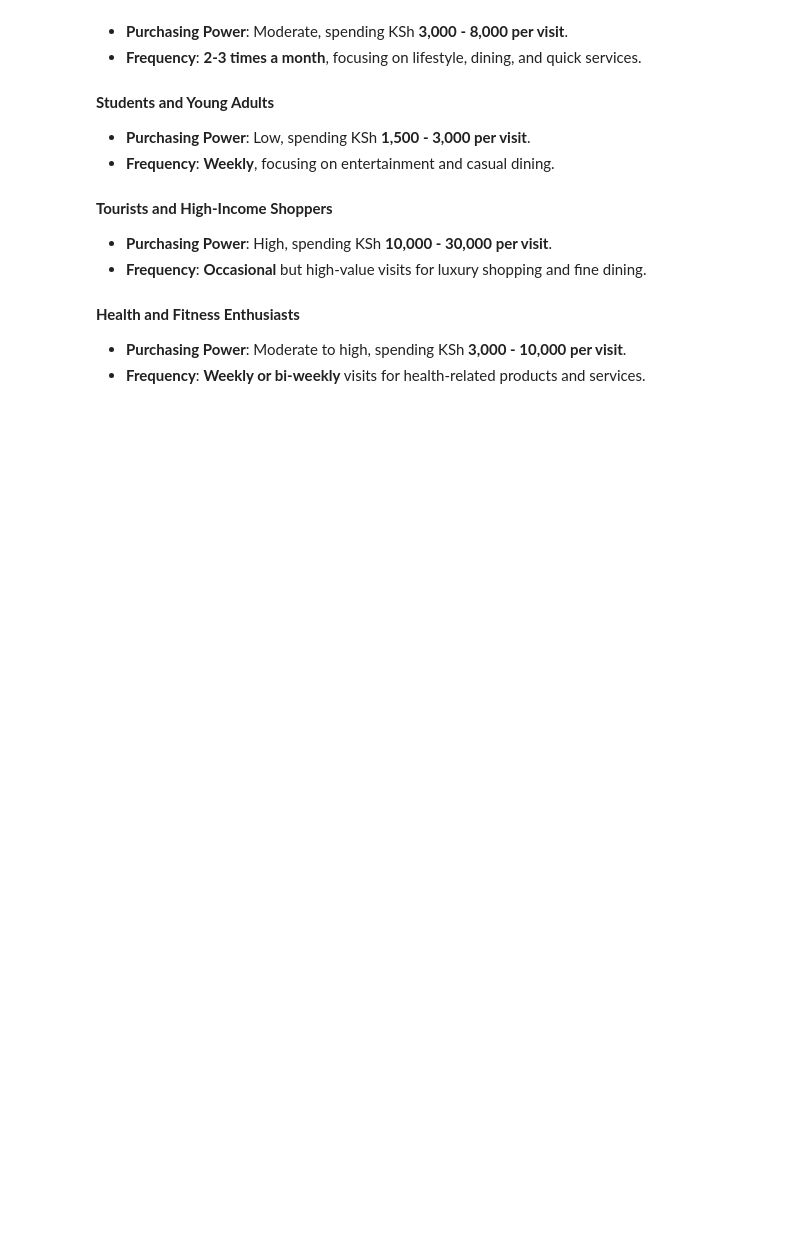
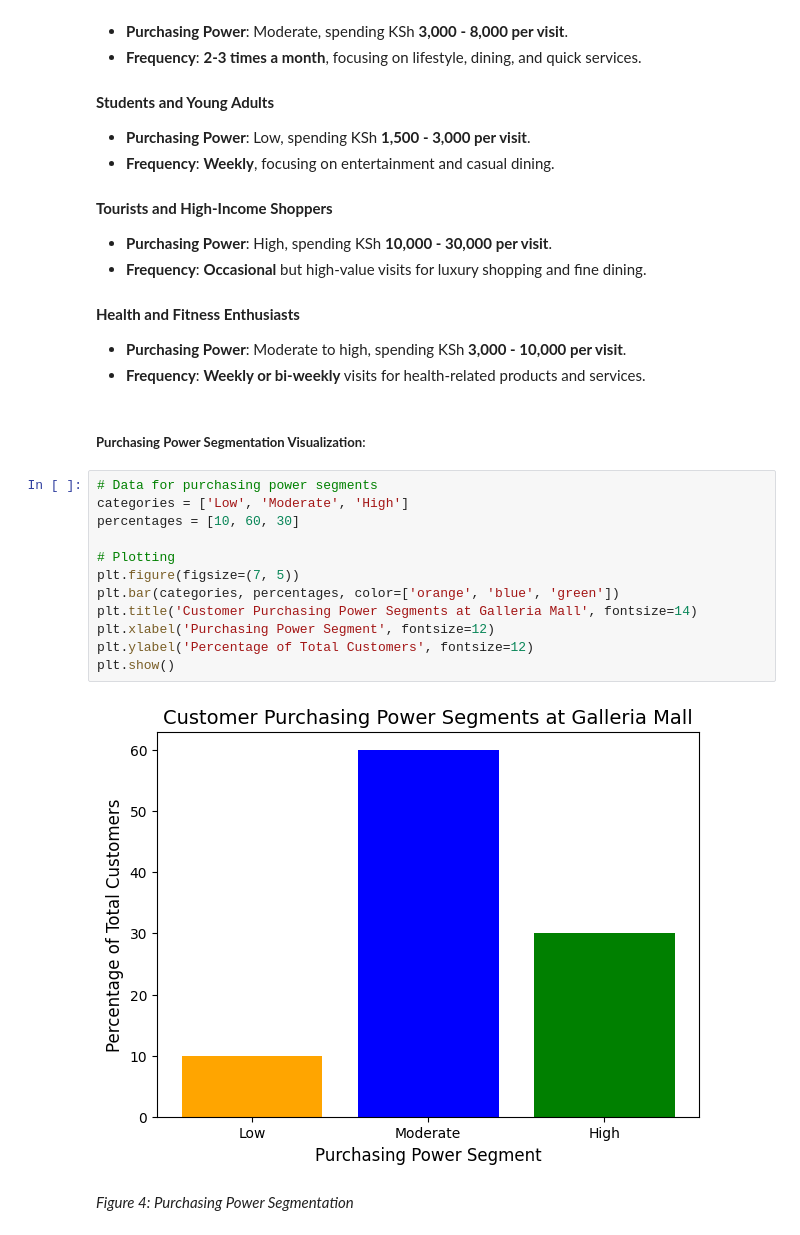
Before and after one commit to GeGe-K/galleria-predictions, a Jupyter notebook: notebook/galleria.ipynb, the cells around one changed output. Saved outputs shown, nothing was run; the diff lists cells and outputs as text; blank space fills up the shorter version.

Commit message:
Purchasing power segmentation visualization.

```diff
--- a/notebook/galleria.ipynb
+++ b/notebook/galleria.ipynb
@@ -169,3 +169,21 @@ plt.show()
 #### **Health and Fitness Enthusiasts**
 - **Purchasing Power**: Moderate to high, spending KSh **3,000 - 10,000 per visit**.
 - **Frequency**: **Weekly or bi-weekly** visits for health-related products and services.
+# %% [markdown]
+##### **Purchasing Power Segmentation Visualization**:
+# %%
+# Data for purchasing power segments
+categories = ['Low', 'Moderate', 'High']
+percentages = [10, 60, 30]
+
+# Plotting
+plt.figure(figsize=(7, 5))
+plt.bar(categories, percentages, color=['orange', 'blue', 'green'])
+plt.title('Customer Purchasing Power Segments at Galleria Mall', fontsize=14)
+plt.xlabel('Purchasing Power Segment', fontsize=12)
+plt.ylabel('Percentage of Total Customers', fontsize=12)
+plt.show()
+# %% [output]
+[figure, added]
+# %% [markdown]
+<i>Figure 4: Purchasing Power Segmentation<i>
```
